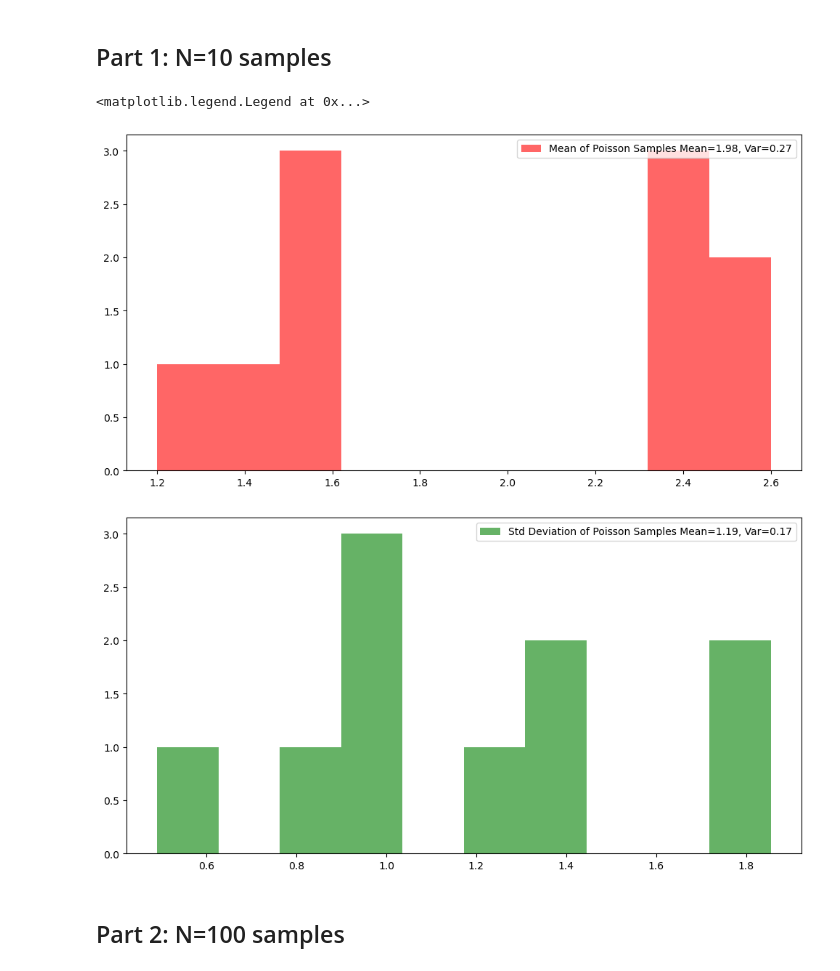
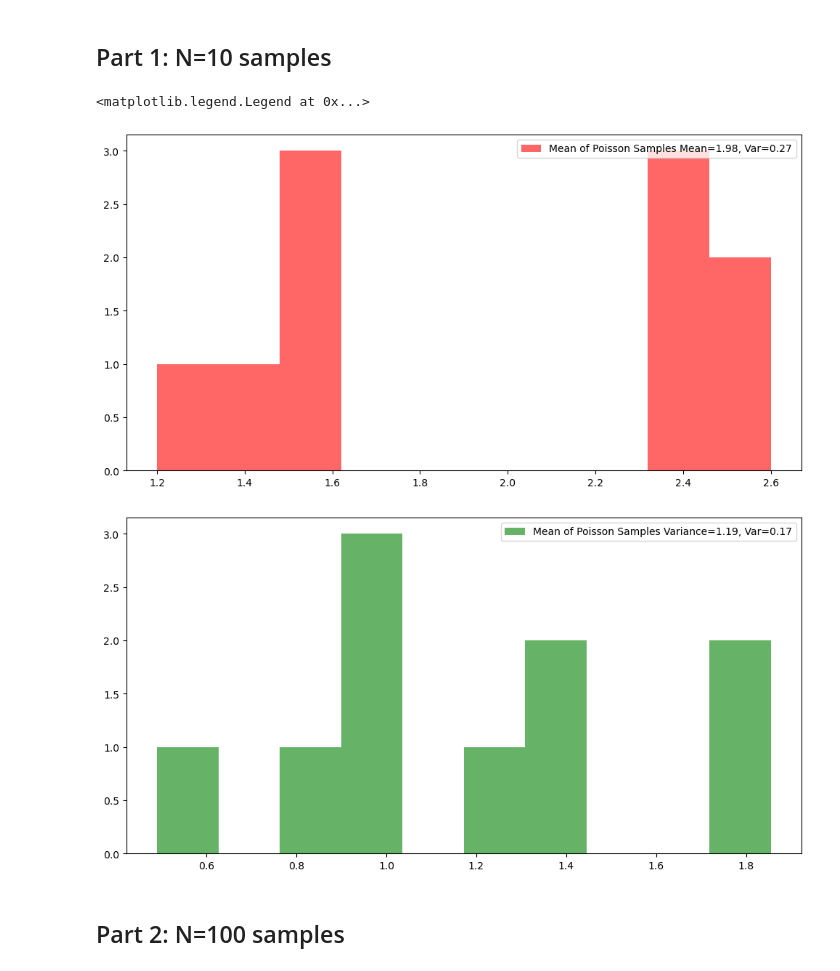
Before and after one commit to leoquintana4/Phys-434, a Jupyter notebook: PHYS434_Lab2.ipynb, the cells around one changed output. Drawn from its saved outputs; the diff is of its cells as text; code cells hidden in the pictures.

```diff
--- a/PHYS434_Lab2.ipynb
+++ b/PHYS434_Lab2.ipynb
@@ -186,33 +176,33 @@ Generate a M=5 event sample using built-in Poisson distributions in scipy with $
 # %%
 # TODO: Let N=10. Generate N sets of N=5 Poisson samples with lambda=2.0
 # Calculate mu_5 and sigma_5 for each set
 # Plot distributions of mu_5 and sigma_5
 # Include mean and variance in the legend
 
 # my code:
-# Set the paramteres for the distribution
+# Set the parameters for the distribution as described
 N = 10
 M = 5
 lambda_possion = 2
 
 #G Generate the poisson samples and calculate the mean and variance
 np.random.seed(42)
 poisson_samples = np.random.poisson(lambda_possion, size = (N, M))
 mu_5 = np.mean(poisson_samples, axis=1)
 sigma_5 = np.std(poisson_samples, axis =1)
 
-# Plot distributions of mu_5 and sigma_5
-plt.figure(figsize=(12, 6))  # Set the figure size for the first plot
+# Plot distributions of mu_5 and sigma_5 with mean and variance in the legend
+plt.figure(figsize=(12, 6))  # First plot for mean
 plt.hist(mu_5, bins=10, alpha=0.6,color = 'red', label=f'Mean of Poisson Samples Mean={np.mean(mu_5):.2f}, Var={np.var(mu_5):.2f}')
 plt.legend()
 
-plt.figure(figsize=(12, 6))  # Set the figure size for the second plot
-plt.hist(sigma_5, bins=10, alpha=0.6, color = 'green', label=f'Std Deviation of Poisson Samples Mean={np.mean(sigma_5):.2f}, Var={np.var(sigma_5):.2f}')
+plt.figure(figsize=(12, 6))  # Second plot for variance
+plt.hist(sigma_5, bins=10, alpha=0.6, color = 'green', label=f'Mean of Poisson Samples Variance={np.mean(sigma_5):.2f}, Var={np.var(sigma_5):.2f}')
 plt.legend()
 # %% [output]
 <matplotlib.legend.Legend at 0x...>
 [figure]
-[figure, old version]
+[figure, new version]
 # %% [markdown]
 ## Part 2: N=100 samples
 # %%
```
Also changed, not shown: parts of 12 cells of this notebook, 13 other files.
